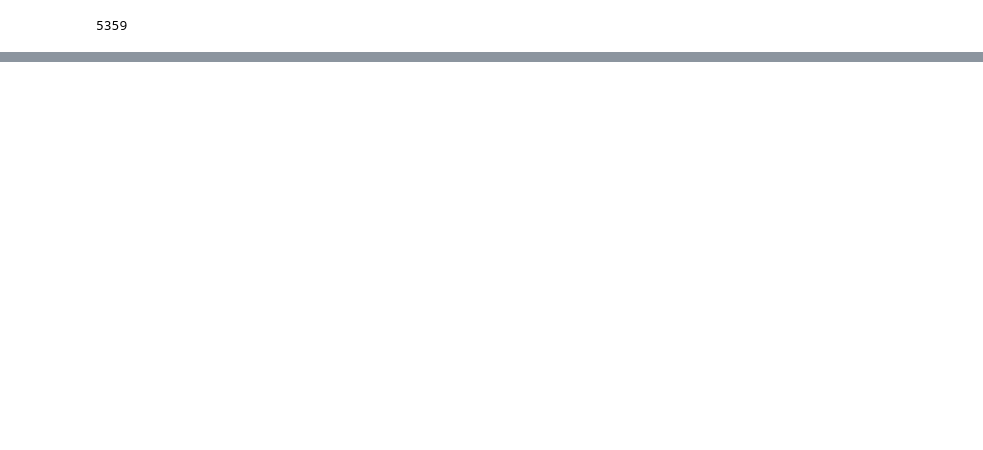
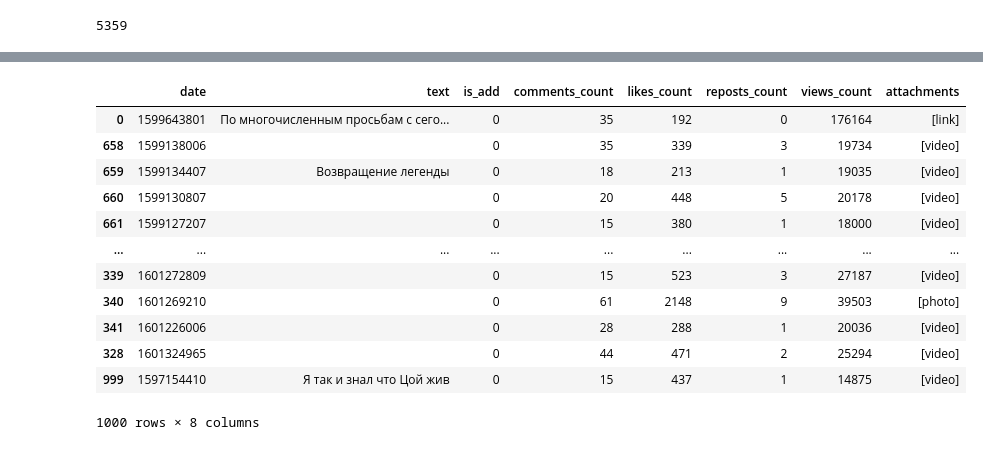
Before and after one commit to makarovNick/vk_group_analytics, a Jupyter notebook: Untitled.ipynb, the cells around one changed output, grey strips where cells are left out. Drawn from its saved outputs; the diff is of its cells as text; code cells hidden in the pictures; blank space fills up the shorter version.

```diff
--- a/Untitled.ipynb
+++ b/Untitled.ipynb
@@ -68,0 +98,16 @@ inactive_users_b
+# %%
+df_z.sort_values('is_add')
+# %% [output]
+|  | date | text | is_add | comments_count | likes_count | reposts_count | views_count | attachments |
+| 0 | 1599643801 | По многочисленным просьбам с сего... | 0 | 35 | 192 | 0 | 176164 | [link] |
+| 658 | 1599138006 |  | 0 | 35 | 339 | 3 | 19734 | [video] |
+| 659 | 1599134407 | Возвращение легенды | 0 | 18 | 213 | 1 | 19035 | [video] |
+| 660 | 1599130807 |  | 0 | 20 | 448 | 5 | 20178 | [video] |
+| 661 | 1599127207 |  | 0 | 15 | 380 | 1 | 18000 | [video] |
+| ... | ... | ... | ... | ... | ... | ... | ... | ... |
+| 339 | 1601272809 |  | 0 | 15 | 523 | 3 | 27187 | [video] |
+| 340 | 1601269210 |  | 0 | 61 | 2148 | 9 | 39503 | [photo] |
+| 341 | 1601226006 |  | 0 | 28 | 288 | 1 | 20036 | [video] |
+| 328 | 1601324965 |  | 0 | 44 | 471 | 2 | 25294 | [video] |
+| 999 | 1597154410 | Я так и знал что Цой жив | 0 | 15 | 437 | 1 | 14875 | [video] |
+1000 rows × 8 columns
```
Also changed, not shown: parts of 15 cells of this notebook, 1 other file.
